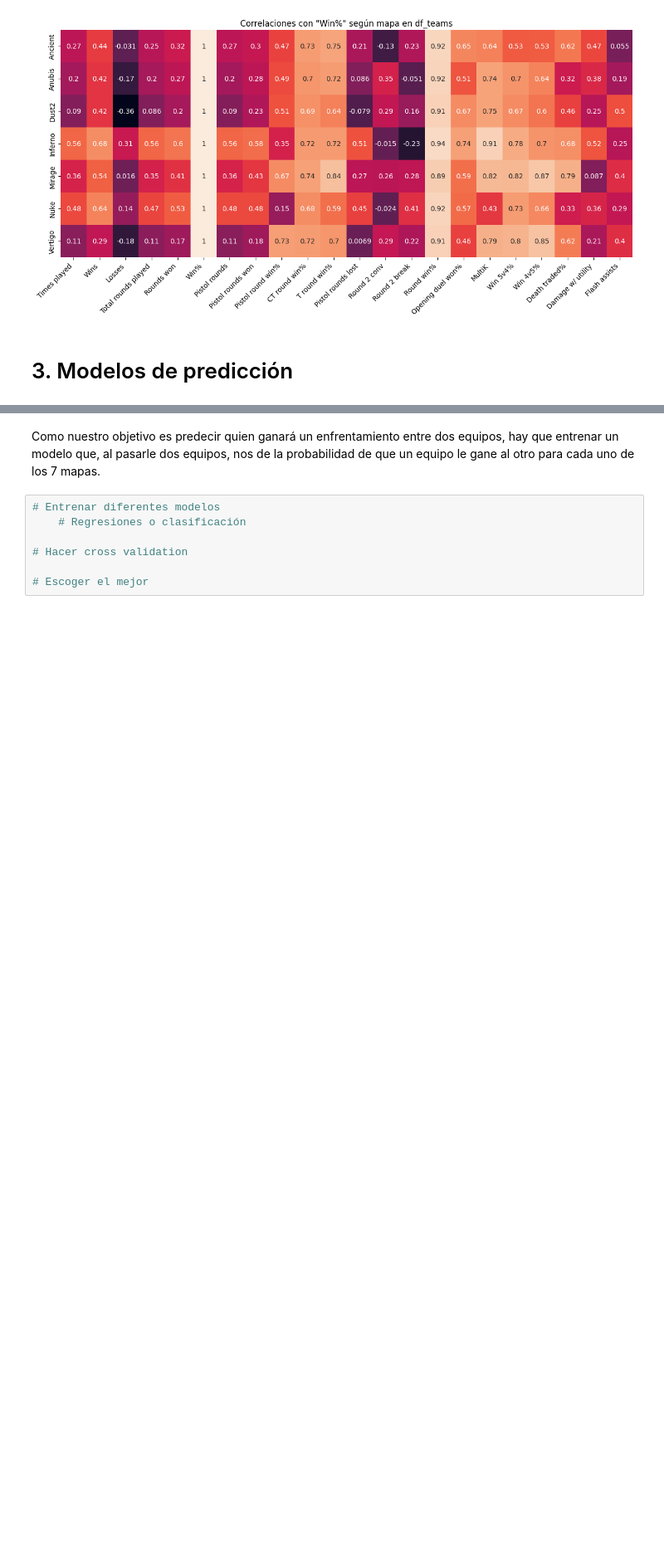
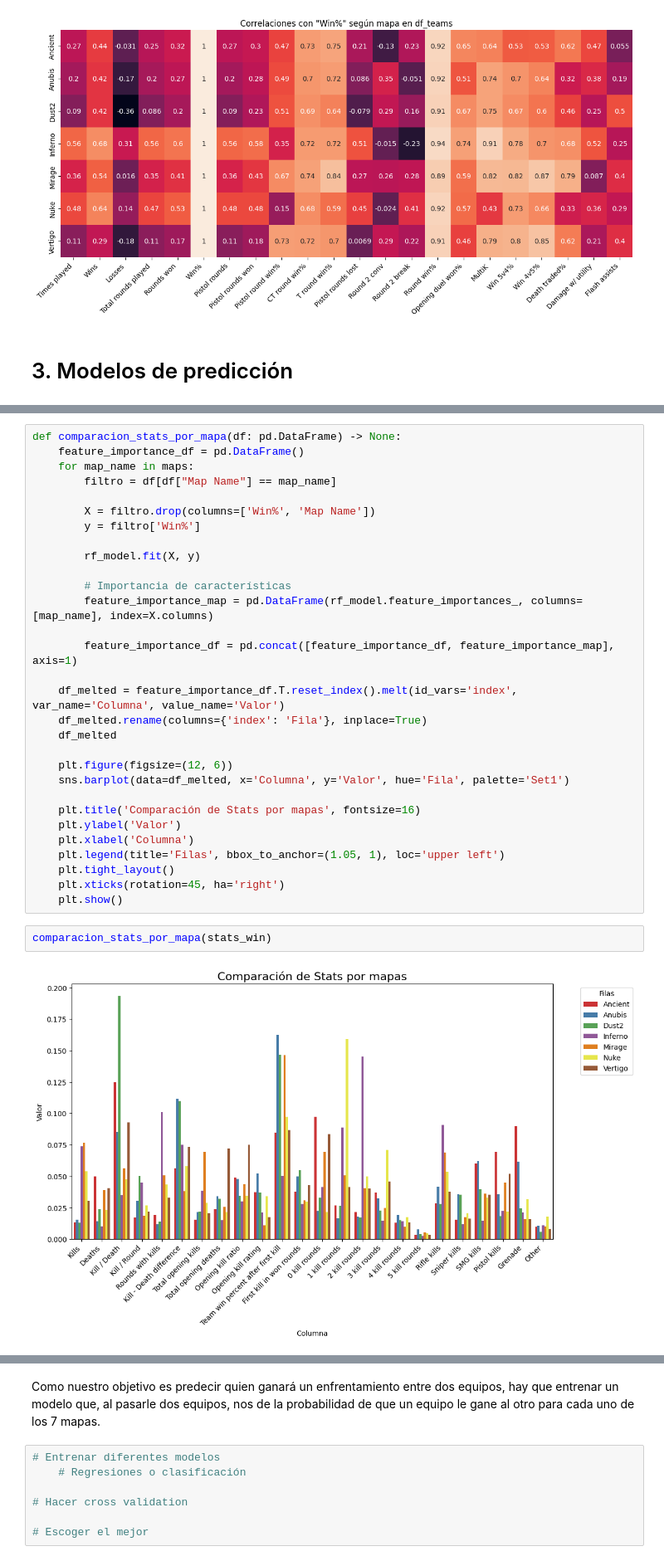
Before and after one commit to Jimenez73/Proyecto-Semestral-Grupo-13, a Jupyter notebook: predicciones.ipynb, the cells around one changed output, grey strips where cells are left out. Shown at 83% size. Drawn from its saved outputs; the diff is of its cells as text; blank space fills up the shorter version.

Commit message:
v2.2 Importancia de las variables de jugadores

```diff
--- a/predicciones.ipynb
+++ b/predicciones.ipynb
@@ -455,0 +488,34 @@ Dadas las observaciones vistas en el EDA, integraremos las stats de los jugadore
+# %%
+def comparacion_stats_por_mapa(df: pd.DataFrame) -> None:
+    feature_importance_df = pd.DataFrame()
+    for map_name in maps:
+        filtro = df[df["Map Name"] == map_name]
+
+        X = filtro.drop(columns=['Win%', 'Map Name'])
+        y = filtro['Win%']
+
+        rf_model.fit(X, y)
+
+        # Importancia de características
+        feature_importance_map = pd.DataFrame(rf_model.feature_importances_, columns=[map_name], index=X.columns)
+
+        feature_importance_df = pd.concat([feature_importance_df, feature_importance_map], axis=1)
+
+    df_melted = feature_importance_df.T.reset_index().melt(id_vars='index', var_name='Columna', value_name='Valor')
+    df_melted.rename(columns={'index': 'Fila'}, inplace=True)
+    df_melted
+
+    plt.figure(figsize=(12, 6))
+    sns.barplot(data=df_melted, x='Columna', y='Valor', hue='Fila', palette='Set1')
+
+    plt.title('Comparación de Stats por mapas', fontsize=16)
+    plt.ylabel('Valor')
+    plt.xlabel('Columna')
+    plt.legend(title='Filas', bbox_to_anchor=(1.05, 1), loc='upper left')
+    plt.tight_layout()
+    plt.xticks(rotation=45, ha='right')
+    plt.show()
+# %%
+comparacion_stats_por_mapa(stats_win)
+# %% [output]
+[figure, added]
```
Also changed, not shown: parts of 9 cells of this notebook.
